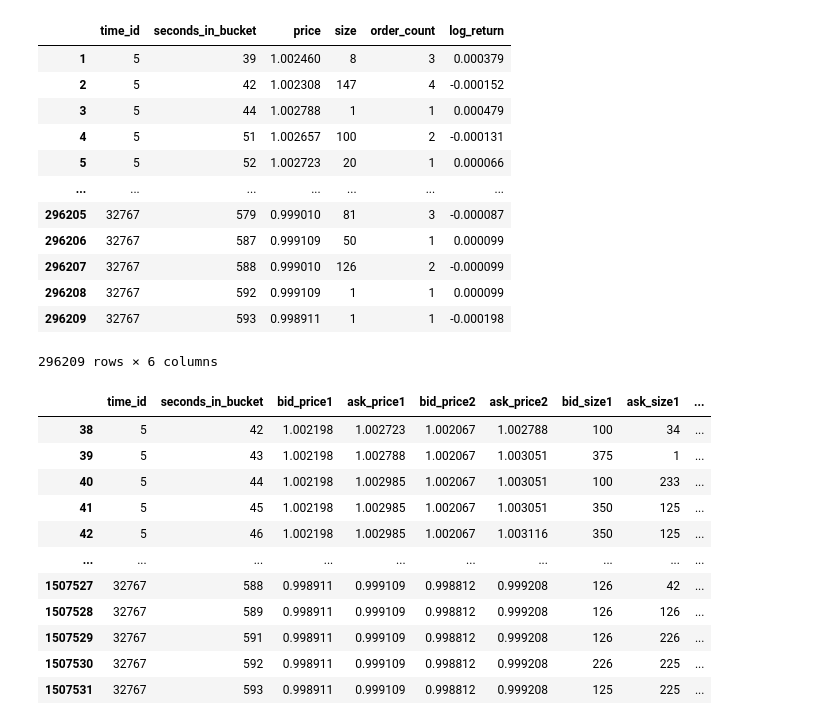
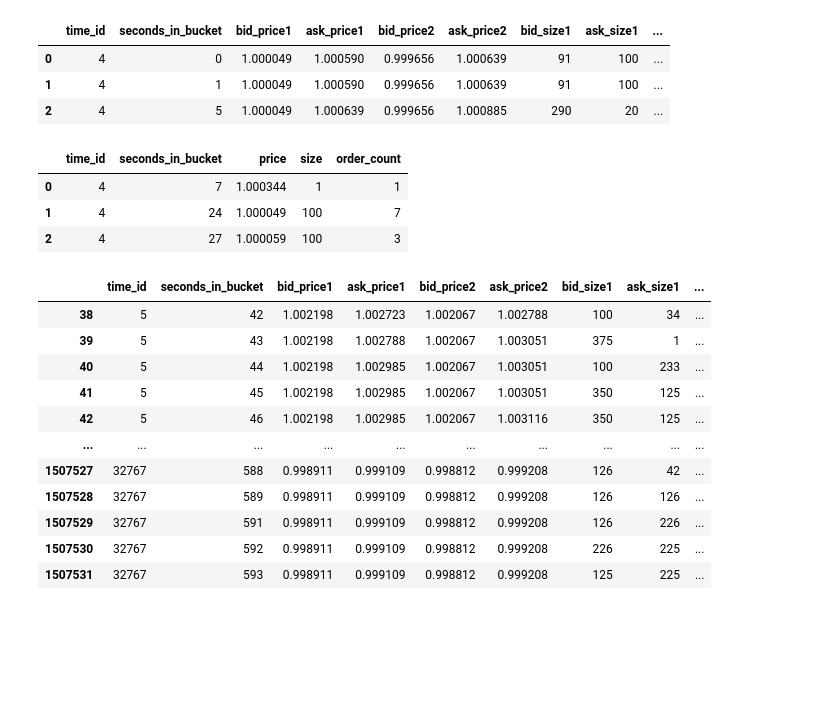
Before and after one commit to guyuuuuu/optiver, a Jupyter notebook: 1st solution/feature_engineer.ipynb, the cells around one changed output. Cells and saved outputs as stored; diff of their text form; code cells hidden in the pictures; blank space fills up the shorter version.

```diff
--- a/1st solution/feature_engineer.ipynb
+++ b/1st solution/feature_engineer.ipynb
@@ -102,22 +102,20 @@ def make_features(stock_ids, type):
     trades = pd.concat(trade)
     features = pd.merge(books, trades, how = 'inner', on = ['stock_id','time_id_'])
     return features
-# %%
-make_trade_feature(1, 'train')
-# %% [output]
-|  | time_id | seconds_in_bucket | price | size | order_count | log_return |
-| 1 | 5 | 39 | 1.002460 | 8 | 3 | 0.000379 |
-| 2 | 5 | 42 | 1.002308 | 147 | 4 | -0.000152 |
-| 3 | 5 | 44 | 1.002788 | 1 | 1 | 0.000479 |
-| 4 | 5 | 51 | 1.002657 | 100 | 2 | -0.000131 |
-| 5 | 5 | 52 | 1.002723 | 20 | 1 | 0.000066 |
-| ... | ... | ... | ... | ... | ... | ... |
-| 296205 | 32767 | 579 | 0.999010 | 81 | 3 | -0.000087 |
-| 296206 | 32767 | 587 | 0.999109 | 50 | 1 | 0.000099 |
-| 296207 | 32767 | 588 | 0.999010 | 126 | 2 | -0.000099 |
-| 296208 | 32767 | 592 | 0.999109 | 1 | 1 | 0.000099 |
-| 296209 | 32767 | 593 | 0.998911 | 1 | 1 | -0.000198 |
-296209 rows × 6 columns
+# %%
+load_book(0, 'test')
+# %% [output]
+|  | time_id | seconds_in_bucket | bid_price1 | ask_price1 | bid_price2 | ask_price2 | bid_size1 | ask_size1 | ... |
+| 0 | 4 | 0 | 1.000049 | 1.000590 | 0.999656 | 1.000639 | 91 | 100 | ... |
+| 1 | 4 | 1 | 1.000049 | 1.000590 | 0.999656 | 1.000639 | 91 | 100 | ... |
+| 2 | 4 | 5 | 1.000049 | 1.000639 | 0.999656 | 1.000885 | 290 | 20 | ... |
+# %%
+load_trade(0, 'test')
+# %% [output]
+|  | time_id | seconds_in_bucket | price | size | order_count |
+| 0 | 4 | 7 | 1.000344 | 1 | 1 |
+| 1 | 4 | 24 | 1.000049 | 100 | 7 |
+| 2 | 4 | 27 | 1.000059 | 100 | 3 |
 # %%
 df = load_book(1, 'train')
 df[df.seconds_in_bucket>=42]
```
Also changed, not shown: 3 other files.
